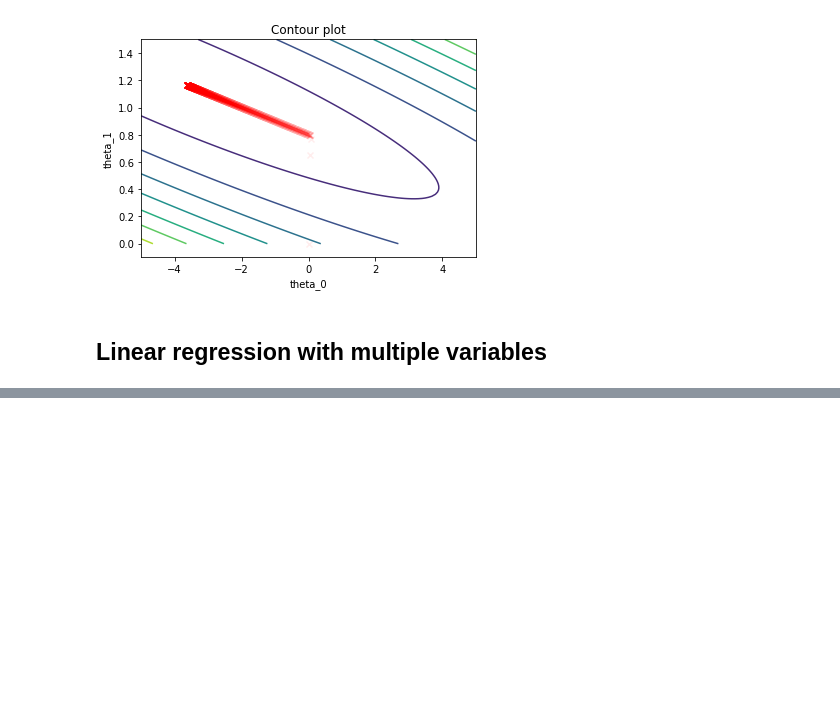
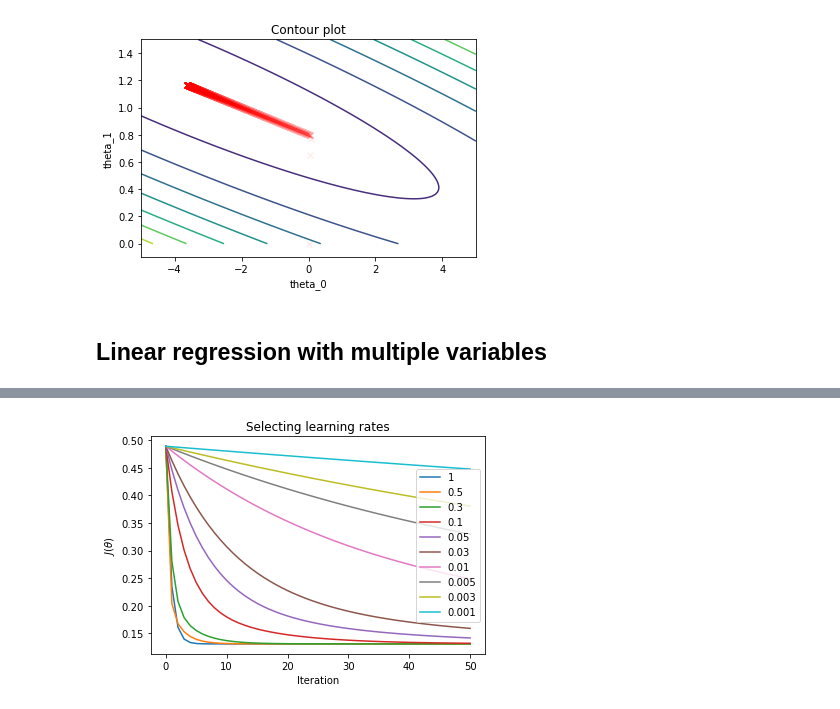
Before and after one commit to MiqG/coursera-machine_learning, a Jupyter notebook: exercises/ex1/ex1.ipynb, the cells around one changed output, grey strips where cells are left out. Cells and saved outputs as stored; diff of their text form; code cells hidden in the pictures; blank space fills up the shorter version.

```diff
--- a/exercises/ex1/ex1.ipynb
+++ b/exercises/ex1/ex1.ipynb
@@ -198,0 +327,20 @@ plt.show()
+# %%
+# perform gradient descent
+l_rates = [1,0.5,0.3,0.1,0.05,0.03,0.01,0.005,0.003,0.001]
+its = 50
+cost_trajs = []
+for a in l_rates:
+    # compute gradient descent
+    tmp_gd = gradient_descent(X,theta,Y,a,its)
+
+    # save cost function trajectories
+    cost_trajs.append(tmp_gd[0])
+# %%
+plt.plot(np.array(cost_trajs).T)
+plt.gca().legend(l_rates)
+plt.xlabel('Iteration')
+plt.ylabel(r'$J(\theta)$')
+plt.title('Selecting learning rates')
+plt.show()
+# %% [output]
+[figure, added]
```
Also changed, not shown: parts of 24 cells of this notebook, 35 other files.
